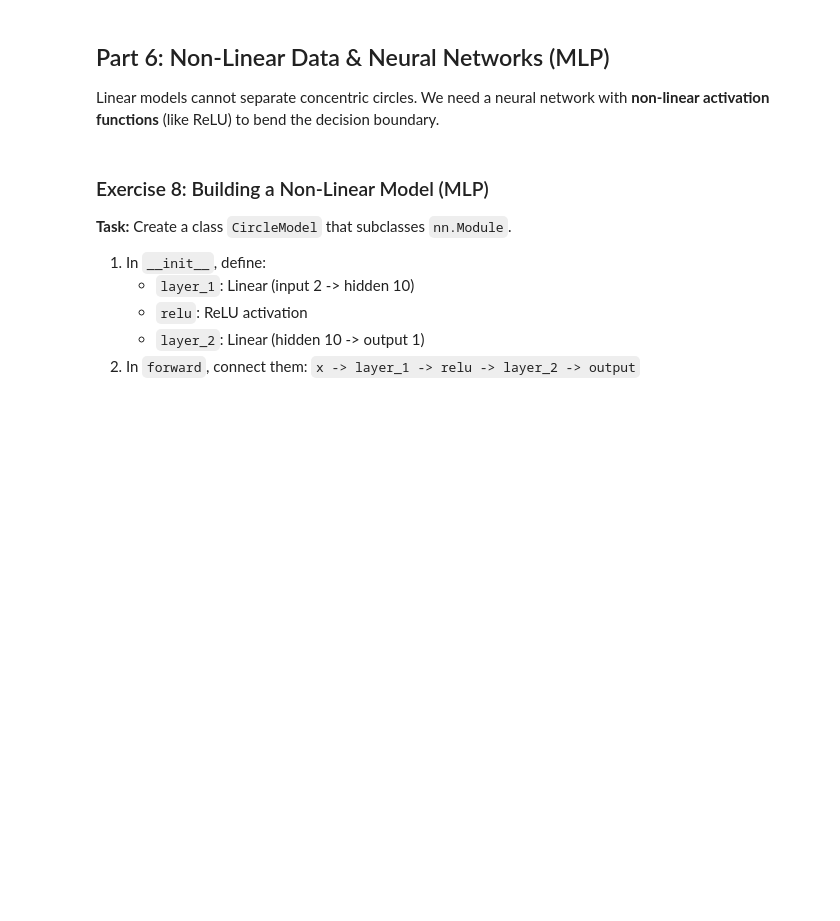
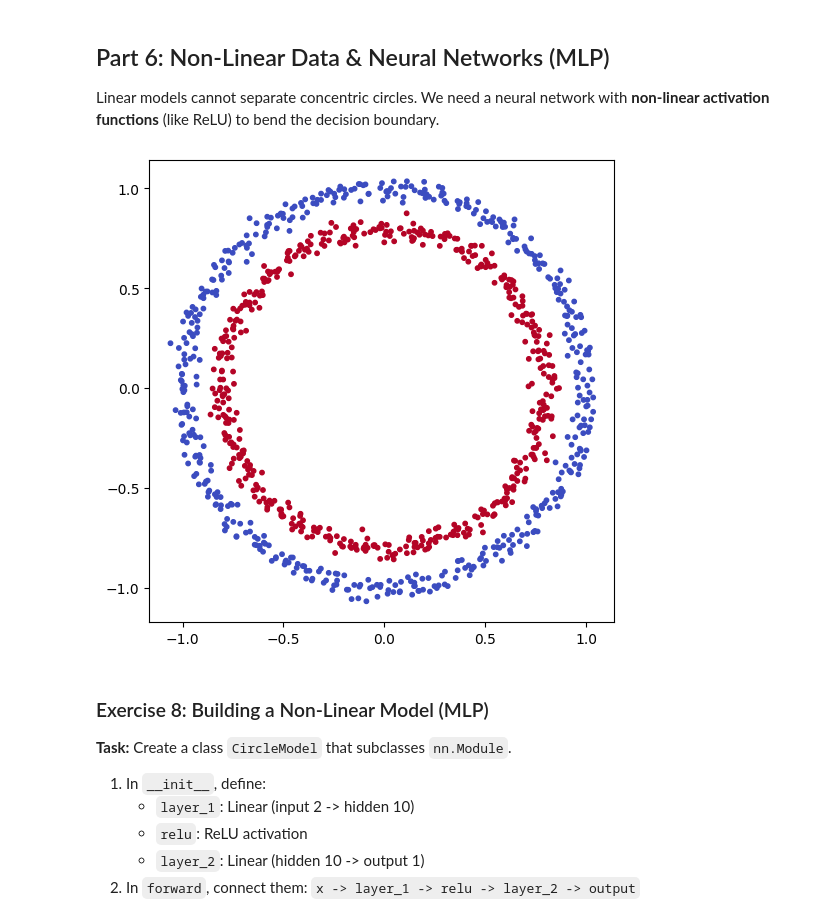
Before and after one commit to FilipPasternak/MachineLearningLaby, a Jupyter notebook: pytorch_lab_complete.ipynb, the cells around one changed output. Drawn from its saved outputs; the diff is of its cells as text; code cells hidden in the pictures; blank space fills up the shorter version.

```diff
--- a/pytorch_lab_complete.ipynb
+++ b/pytorch_lab_complete.ipynb
@@ -111,13 +152,21 @@ Linear models cannot separate concentric circles. We need a neural network with
 # %%
 # Generate non-linear data
 n_samples = 1000
 X_circles, y_circles = make_circles(n_samples, noise=0.03, random_state=42)
 
 # Convert to tensors
+X_circles = torch.from_numpy(X_circles).float()
+y_circles = torch.from_numpy(y_circles).float().unsqueeze(1)
 
 # Split data
+X_train_c, X_test_c, y_train_c, y_test_c = train_test_split(X_circles, y_circles, test_size=0.2, random_state=42)
 
 # Visualize
+plt.figure(figsize=(6, 6))
+plt.scatter(X_circles[:, 0], X_circles[:, 1], c=y_circles.squeeze(), cmap='coolwarm', s=10)
+plt.show()
+# %% [output]
+[figure, added]
 # %% [markdown]
 ### Exercise 8: Building a Non-Linear Model (MLP)
 **Task:** Create a class `CircleModel` that subclasses `nn.Module`.
```
Also changed, not shown: parts of 11 cells of this notebook, 4 other files.
